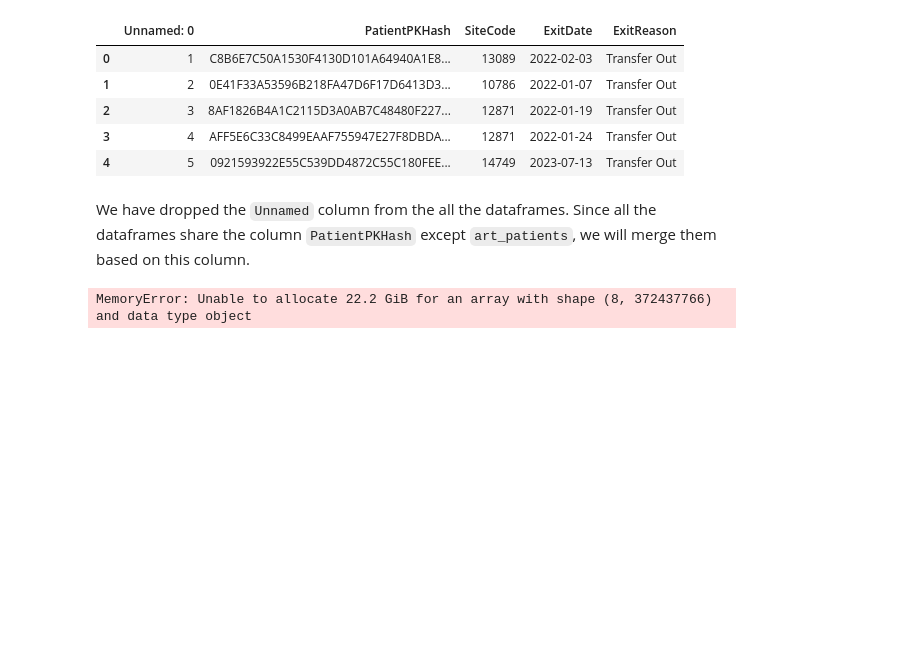
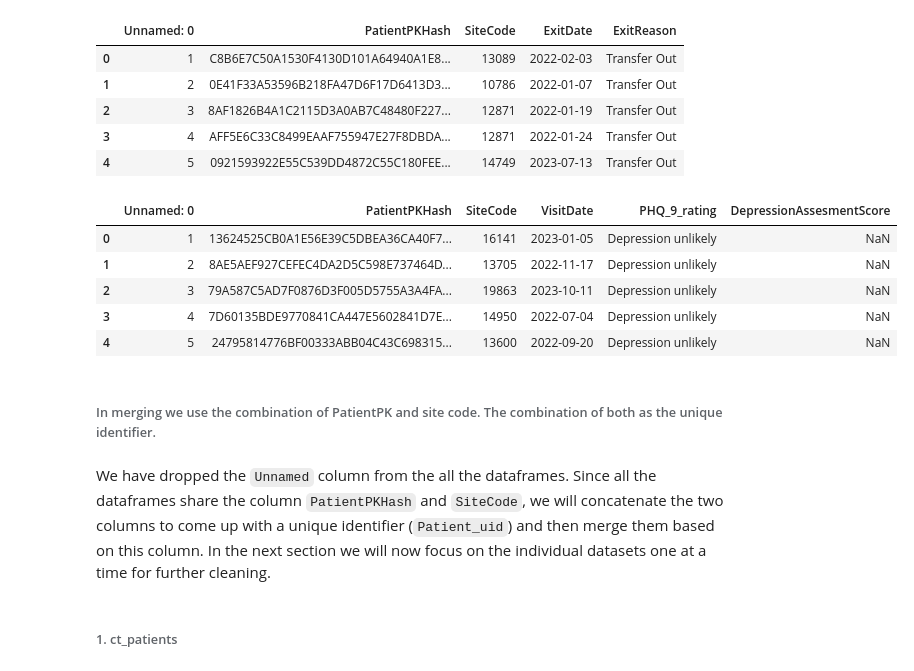
Before and after one commit to Philipmwasi/Patient-Risk-EDA-KeHMIS, a Jupyter notebook: Untitled.ipynb, the cells around one changed output. Drawn from its saved outputs; the diff is of its cells as text; code cells hidden in the pictures; blank space fills up the shorter version.

````diff
--- a/Untitled.ipynb
+++ b/Untitled.ipynb
@@ -15,6 +15,7 @@ art_patients = pd.read_csv("ct_art_patients.csv") # Importing the art patient da
 patient_visits = pd.read_csv("CT_PatientVisits.csv") # Importing the patient visits dataset
 patient_status = pd.read_csv("CT_PatientStatus.csv")  # Importing the Patient Status dataset
 patient_labs = pd.read_csv("ct_patient_labs.csv")   # Importing the labs dataset
+patient_depression_scr = pd.read_csv("CT_depressionscreening.csv")   #Importing the depression screening dataset
 # %% [markdown]
 Now that we have imported all the datasets we need, we will now merge them into one dataset, clean and do exploratory data analysis on it.
 # %% [markdown]
@@ -68,5 +73,16 @@ patient_status.head()
 | 2 | 3 | 8AF1826B4A1C2115D3A0AB7C48480F227... | 12871 | 2022-01-19 | Transfer Out |
 | 3 | 4 | AFF5E6C33C8499EAAF755947E27F8DBDA... | 12871 | 2022-01-24 | Transfer Out |
 | 4 | 5 | 0921593922E55C539DD4872C55C180FEE... | 14749 | 2023-07-13 | Transfer Out |
+# %%
+patient_depression_scr.head()
+# %% [output]
+|  | Unnamed: 0 | PatientPKHash | SiteCode | VisitDate | PHQ_9_rating | DepressionAssesmentScore |
+| 0 | 1 | 13624525CB0A1E56E39C5DBEA36CA40F7... | 16141 | 2023-01-05 | Depression unlikely | NaN |
+| 1 | 2 | 8AE5AEF927CEFEC4DA2D5C598E737464D... | 13705 | 2022-11-17 | Depression unlikely | NaN |
+| 2 | 3 | 79A587C5AD7F0876D3F005D5755A3A4FA... | 19863 | 2023-10-11 | Depression unlikely | NaN |
+| 3 | 4 | 7D60135BDE9770841CA447E5602841D7E... | 14950 | 2022-07-04 | Depression unlikely | NaN |
+| 4 | 5 | 24795814776BF00333ABB04C43C698315... | 13600 | 2022-09-20 | Depression unlikely | NaN |
+# %% [markdown]
+###### In merging we use the combination of PatientPK and site code. The combination of both as the unique identifier.
 # %%
 # drop the Unnamed column occurring in all the dataframes
@@ -78,20 +94,6 @@ for df in dataframes:
         # Drop the column
         df.drop(columns='Unnamed: 0', inplace=True)
 # %% [markdown]
-We have dropped the ```Unnamed``` column from the all the dataframes. Since all the dataframes share the column ```PatientPKHash``` except ```art_patients```, we will merge them based on this column.
+We have dropped the ```Unnamed``` column from the all the dataframes. Since all the dataframes share the column ```PatientPKHash``` and ```SiteCode```, we will concatenate the two columns to come up with a unique identifier (```Patient_uid```) and then merge them based on this column. In the next section we will now focus on the individual datasets one at a time for further cleaning.
-# %%
-from functools import reduce
-
-# List of DataFrames
-dataframes = [ct_patients, patient_labs, patient_status, patient_visits]
-
-# Define the function to merge two DataFrames on "PatientPKHash" column
-def merge_dataframes(df1, df2):
-    return pd.merge(df1, df2, on="PatientPKHash", how="outer")
-
-# Merge all DataFrames in the list
-merged_df = reduce(merge_dataframes, dataframes)
-
-merged_df.head()
-# %% [output]
-MemoryError: Unable to allocate 22.2 GiB for an array with shape (8, 372437766) and data type object
+# %% [markdown]
+###### 1. ct_patients
````
Also changed, not shown: parts of 43 cells of this notebook.
